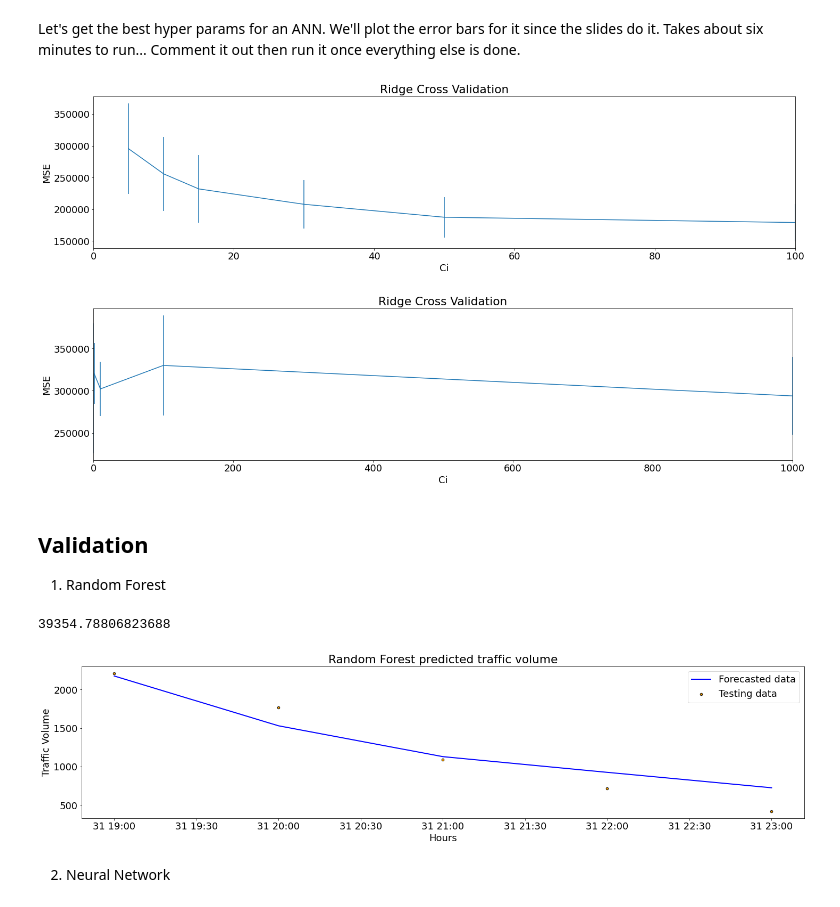
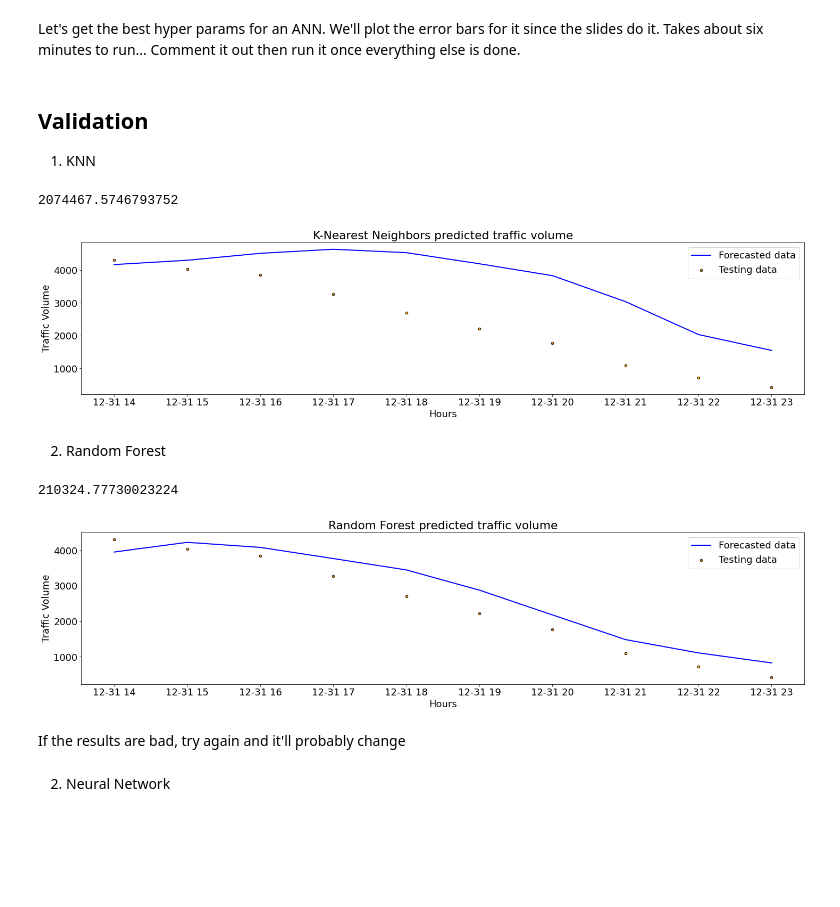
Before and after one commit to tmulligan98/Machine-Learning-Main-Project, a Jupyter notebook: scripts/notebook.ipynb, the cells around one changed output. Drawn from its saved outputs; the diff is of its cells as text; code cells hidden in the pictures; blank space fills up the shorter version.

Commit message:
Fixed forecasting

```diff
--- a/scripts/notebook.ipynb
+++ b/scripts/notebook.ipynb
@@ -251,8 +293,16 @@ def train_test_split(X,y,test_size):
 	return (X[:-test_size, :], X[-test_size:, :], y[:-test_size], y[-test_size:])
 # %%
 # Forecast size
-n_forecast = 5
+n_forecast = 10
+lag_range = 12
 # %%
+# 12-previous points
+lagged_points = df_north.to_numpy()[-12-lag_range-1:-12]  # This gives us last twelve rows of training data
+lagged_points = lagged_points[
+    :, 3
+]  # Get the volume for each row, these are our lagged points
+
+
 # Target Variable
 y_north = df_north["northBound"].to_numpy()
 y_south = df_south["southBound"].to_numpy()
@@ -329,31 +400,45 @@ MSE is: 259.37993444468225
 # %% [markdown]
 Let's get the best hyper params for an ANN. We'll plot the error bars for it since the slides do it. Takes about six minutes to run... Comment it out then run it once everything else is done.
 # %%
-from models import evaluate_MLP_hidden_nodes, evaluate_MLP_penalty_weight
-evaluate_MLP_hidden_nodes(X_north,y_north, [5,10,15,30,50,100])
-evaluate_MLP_penalty_weight(X_north,y_north, [0.1,1,10,100,1000])
+# from models import evaluate_MLP_hidden_nodes, evaluate_MLP_penalty_weight
+# evaluate_MLP_hidden_nodes(X_north,y_north, [5,10,15,30,50,100])
+# evaluate_MLP_penalty_weight(X_north,y_north, [0.1,1,10,100,1000])
-# %% [output]
-[figure, removed]
-[figure, removed]
 # %% [markdown]
 ## Validation
-1. Random Forest
+1. KNN
+# %%
+from sklearn.neighbors import KNeighborsRegressor
+from forecasting import n_one_step_ahead_prediction
+from sklearn.metrics import mean_squared_error
+knn_model = KNeighborsRegressor(weights="distance").fit(X_north, y_north)
+y_forecast_north = n_one_step_ahead_prediction(knn_model, X_north_val, n_forecast, lagged_points, relevant_lag_indexes=[0,1,2,3,4,5,11])
+print(mean_squared_error(y_north_val, y_forecast_north))
+
+# Visualise
+from visualisation import visualise_forecast_vs_true
+x_axis = df.iloc[-n_forecast:].index.to_numpy()
+visualise_forecast_vs_true(x_axis, y_north_val, y_forecast_north, model_name="K-Nearest Neighbors")
+# %% [output]
+2074467.5746793752
+[figure, added]
+# %% [markdown]
+2. Random Forest
 # %%
 from sklearn.ensemble import RandomForestRegressor
-from utilities import n_one_step_ahead_prediction
-from sklearn.metrics import mean_squared_error
+
 rf_model = RandomForestRegressor(n_estimators=60, max_features="auto",max_depth=14).fit(X_north, y_north)
-y_forecast_north = n_one_step_ahead_prediction(rf_model, X_north_val, n=n_forecast)
+y_forecast_north = n_one_step_ahead_prediction(rf_model, X_north_val, n_forecast, lagged_points, relevant_lag_indexes=[0,1,2,3,4,5,11])
 print(mean_squared_error(y_north_val, y_forecast_north))
+
+# Visualise this
+from visualisation import visualise_forecast_vs_true
+x_axis = df.iloc[-n_forecast:].index.to_numpy()
+visualise_forecast_vs_true(x_axis, y_north_val, y_forecast_north, model_name="Random Forest")
 # %% [output]
-39354.78806823688
+210324.77730023224
+[figure, added]
-# %%
-# Visualise this
-from visualisation import visualise_forecast_vs_true
-x_axis = df.iloc[-n_forecast:].index.to_numpy()
-visualise_forecast_vs_true(x_axis, y_north_val, y_forecast_north, model_name="Random Forest")
-# %% [output]
-[figure, removed]
+# %% [markdown]
+If the results are bad, try again and it'll probably change
 # %% [markdown]
 2. Neural Network
 # %%
```
Also changed, not shown: parts of 23 cells of this notebook, 2 other files.
